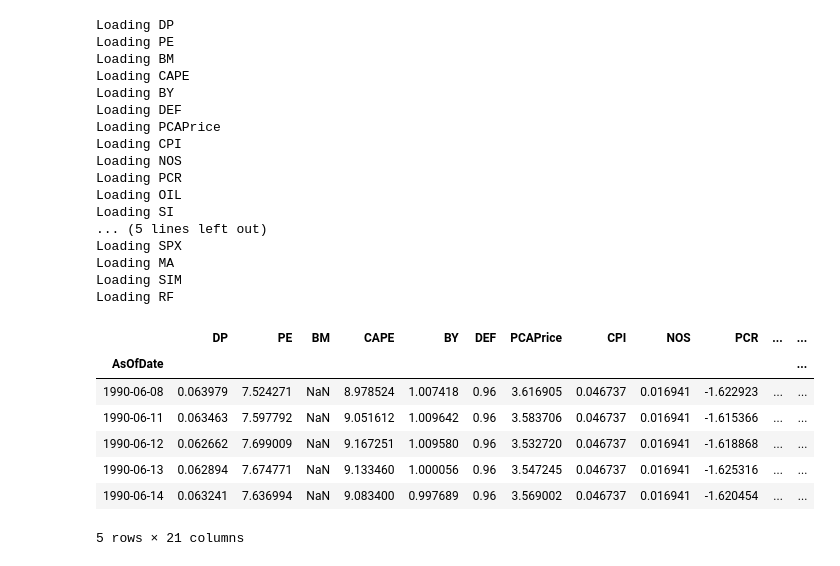
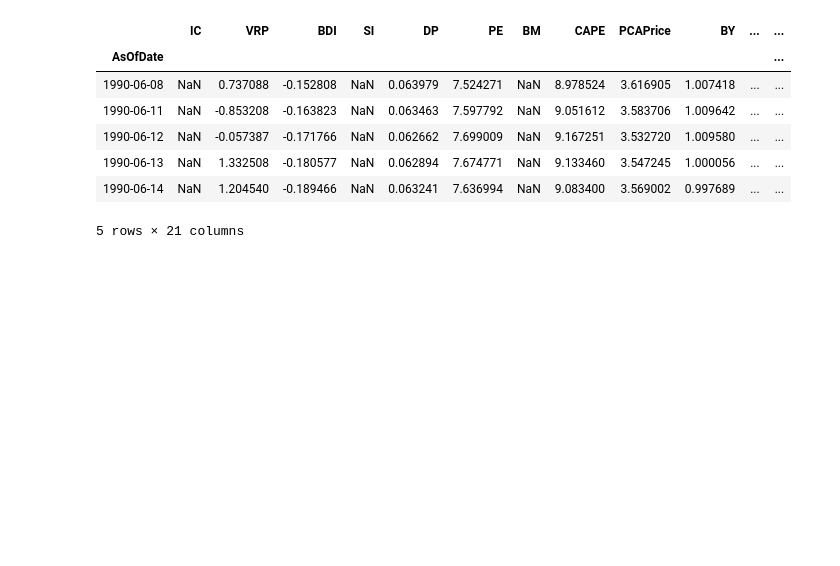
Before and after one commit to rmfeng/dsqfltproject, a Jupyter notebook: corr_screening_regression.ipynb, the cells around one changed output. Saved outputs shown, nothing was run; the diff lists cells and outputs as text; code cells hidden in the pictures; blank space fills up the shorter version.

```diff
--- a/corr_screening_regression.ipynb
+++ b/corr_screening_regression.ipynb
@@ -21,38 +21,21 @@ from TradingBot import TradingBot
 import warnings
 warnings.filterwarnings("ignore", category=RuntimeWarning)
 # %%
-reload(ts)
-mgr = ts.TSManager()
-mgr.load()
-df = mgr.data
-#df = pd.read_pickle('train_prepared.pkl')
+#reload(ts)
+#mgr = ts.TSManager()
+#mgr.load()
+#df = mgr.data
+df = pd.read_pickle('train_prepared.pkl')
 df.head()
 # %% [output]
+|  | IC | VRP | BDI | SI | DP | PE | BM | CAPE | PCAPrice | BY | ... | ... |
+| AsOfDate |  |  |  |  |  |  |  |  |  |  |  | ... |
+| 1990-06-08 | NaN | 0.737088 | -0.152808 | NaN | 0.063979 | 7.524271 | NaN | 8.978524 | 3.616905 | 1.007418 | ... | ... |
+| 1990-06-11 | NaN | -0.853208 | -0.163823 | NaN | 0.063463 | 7.597792 | NaN | 9.051612 | 3.583706 | 1.009642 | ... | ... |
+| 1990-06-12 | NaN | -0.057387 | -0.171766 | NaN | 0.062662 | 7.699009 | NaN | 9.167251 | 3.532720 | 1.009580 | ... | ... |
+| 1990-06-13 | NaN | 1.332508 | -0.180577 | NaN | 0.062894 | 7.674771 | NaN | 9.133460 | 3.547245 | 1.000056 | ... | ... |
+| 1990-06-14 | NaN | 1.204540 | -0.189466 | NaN | 0.063241 | 7.636994 | NaN | 9.083400 | 3.569002 | 0.997689 | ... | ... |
-Loading DP
-Loading PE
-Loading BM
-Loading CAPE
-Loading BY
-Loading DEF
-Loading PCAPrice
-Loading CPI
-Loading NOS
-Loading PCR
-Loading OIL
-Loading SI
-... (5 lines left out)
-Loading SPX
-Loading MA
-Loading SIM
-Loading RF
+5 rows × 21 columns
-|  | DP | PE | BM | CAPE | BY | DEF | PCAPrice | CPI | NOS | PCR | ... | ... |
-| AsOfDate |  |  |  |  |  |  |  |  |  |  |  | ... |
-| 1990-06-08 | 0.063979 | 7.524271 | NaN | 8.978524 | 1.007418 | 0.96 | 3.616905 | 0.046737 | 0.016941 | -1.622923 | ... | ... |
-| 1990-06-11 | 0.063463 | 7.597792 | NaN | 9.051612 | 1.009642 | 0.96 | 3.583706 | 0.046737 | 0.016941 | -1.615366 | ... | ... |
-| 1990-06-12 | 0.062662 | 7.699009 | NaN | 9.167251 | 1.009580 | 0.96 | 3.532720 | 0.046737 | 0.016941 | -1.618868 | ... | ... |
-| 1990-06-13 | 0.062894 | 7.674771 | NaN | 9.133460 | 1.000056 | 0.96 | 3.547245 | 0.046737 | 0.016941 | -1.625316 | ... | ... |
-| 1990-06-14 | 0.063241 | 7.636994 | NaN | 9.083400 | 0.997689 | 0.96 | 3.569002 | 0.046737 | 0.016941 | -1.620454 | ... | ... |
-5 rows × 21 columns
 # %%
 # constructing the target label
 df['spx_tp130'] = df['SPX'].rolling(130).sum().shift(-129)
```
Also changed, not shown: parts of 5 cells of this notebook, 3 other files.
